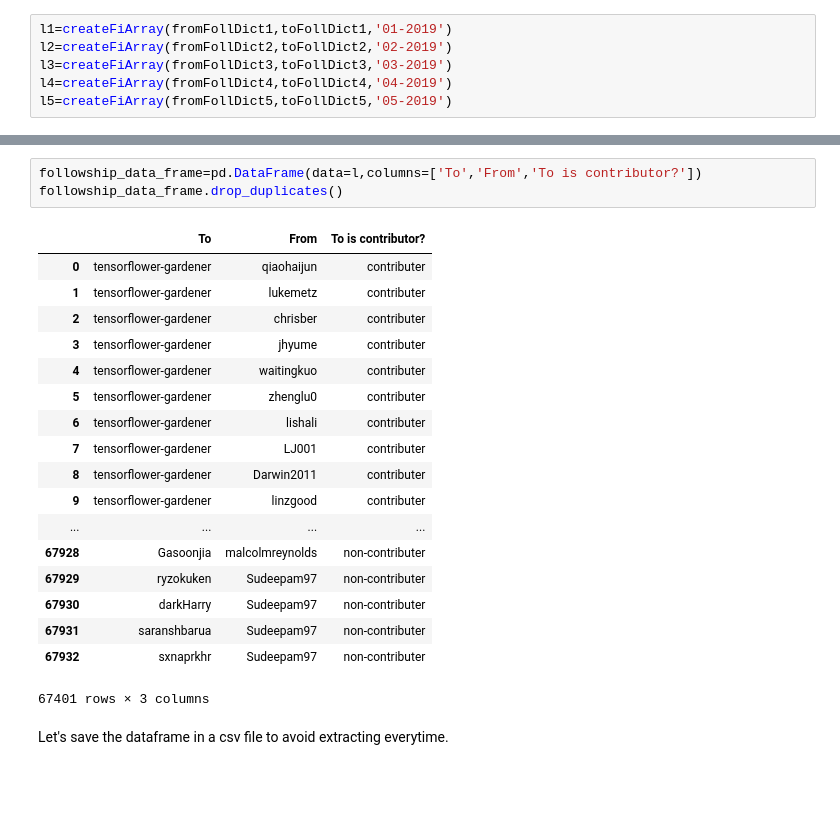
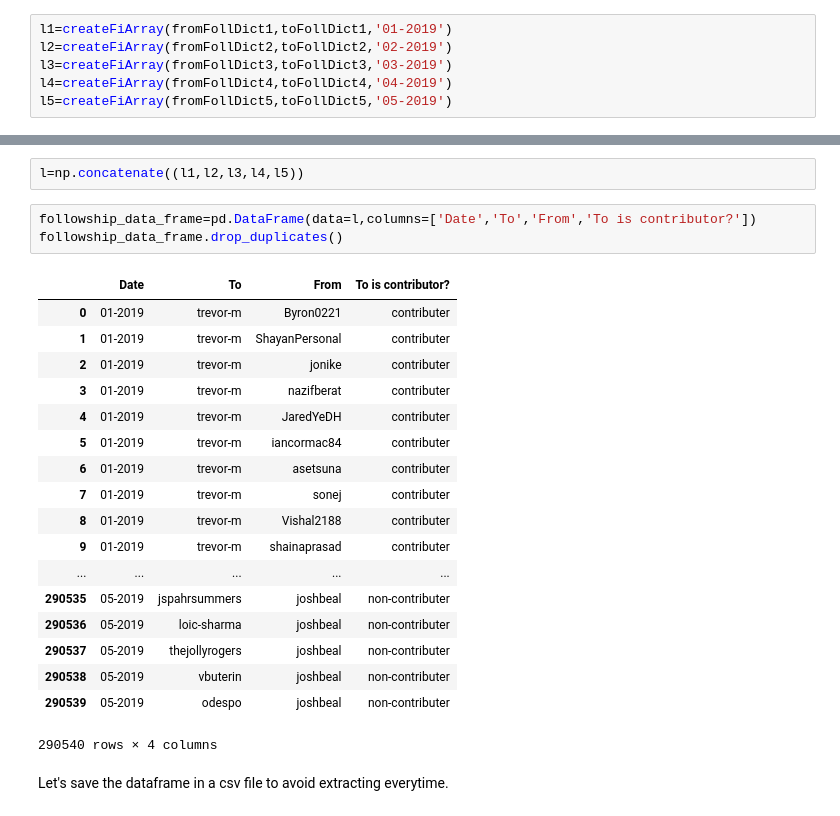
Before and after one commit to YoussefEssDS/Social-network-mining-and-analysis, a Jupyter notebook: GitHub-Mining.ipynb, the cells around one changed output, grey strips where cells are left out. Drawn from its saved outputs; the diff is of its cells as text; blank space fills up the shorter version.

```diff
--- a/GitHub-Mining.ipynb
+++ b/GitHub-Mining.ipynb
@@ -136,25 +102,27 @@ for contributor in to_initial_followship_dict.keys():
+# %%
+l=np.concatenate((l1,l2,l3,l4,l5))
 # %%
-followship_data_frame=pd.DataFrame(data=l,columns=['To','From','To is contributor?'])
+followship_data_frame=pd.DataFrame(data=l,columns=['Date','To','From','To is contributor?'])
 followship_data_frame.drop_duplicates()
 # %% [output]
-|  | To | From | To is contributor? |
-| 0 | tensorflower-gardener | qiaohaijun | contributer |
-| 1 | tensorflower-gardener | lukemetz | contributer |
-| 2 | tensorflower-gardener | chrisber | contributer |
-| 3 | tensorflower-gardener | jhyume | contributer |
-| 4 | tensorflower-gardener | waitingkuo | contributer |
-| 5 | tensorflower-gardener | zhenglu0 | contributer |
-| 6 | tensorflower-gardener | lishali | contributer |
-| 7 | tensorflower-gardener | LJ001 | contributer |
-| 8 | tensorflower-gardener | Darwin2011 | contributer |
-| 9 | tensorflower-gardener | linzgood | contributer |
-| ... | ... | ... | ... |
-| 67928 | Gasoonjia | malcolmreynolds | non-contributer |
-| 67929 | ryzokuken | Sudeepam97 | non-contributer |
-| 67930 | darkHarry | Sudeepam97 | non-contributer |
-| 67931 | saranshbarua | Sudeepam97 | non-contributer |
-| 67932 | sxnaprkhr | Sudeepam97 | non-contributer |
+|  | Date | To | From | To is contributor? |
+| 0 | 01-2019 | trevor-m | Byron0221 | contributer |
+| 1 | 01-2019 | trevor-m | ShayanPersonal | contributer |
+| 2 | 01-2019 | trevor-m | jonike | contributer |
+| 3 | 01-2019 | trevor-m | nazifberat | contributer |
+| 4 | 01-2019 | trevor-m | JaredYeDH | contributer |
+| 5 | 01-2019 | trevor-m | iancormac84 | contributer |
+| 6 | 01-2019 | trevor-m | asetsuna | contributer |
+| 7 | 01-2019 | trevor-m | sonej | contributer |
+| 8 | 01-2019 | trevor-m | Vishal2188 | contributer |
+| 9 | 01-2019 | trevor-m | shainaprasad | contributer |
+| ... | ... | ... | ... | ... |
+| 290535 | 05-2019 | jspahrsummers | joshbeal | non-contributer |
+| 290536 | 05-2019 | loic-sharma | joshbeal | non-contributer |
+| 290537 | 05-2019 | thejollyrogers | joshbeal | non-contributer |
+| 290538 | 05-2019 | vbuterin | joshbeal | non-contributer |
+| 290539 | 05-2019 | odespo | joshbeal | non-contributer |
-67401 rows × 3 columns
+290540 rows × 4 columns
 # %% [markdown]
 Let's save the dataframe in a csv file to avoid extracting everytime.
 # %%
```
Also changed, not shown: parts of 3 cells of this notebook, 1 other file.
